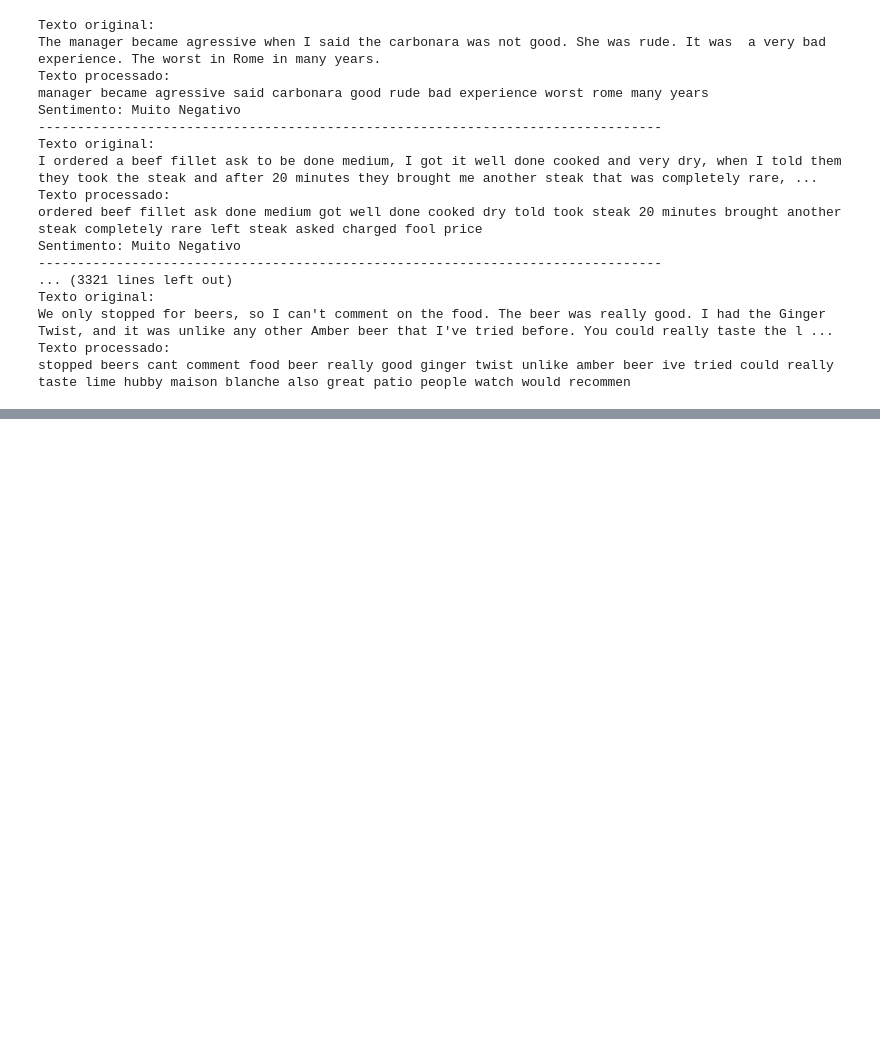
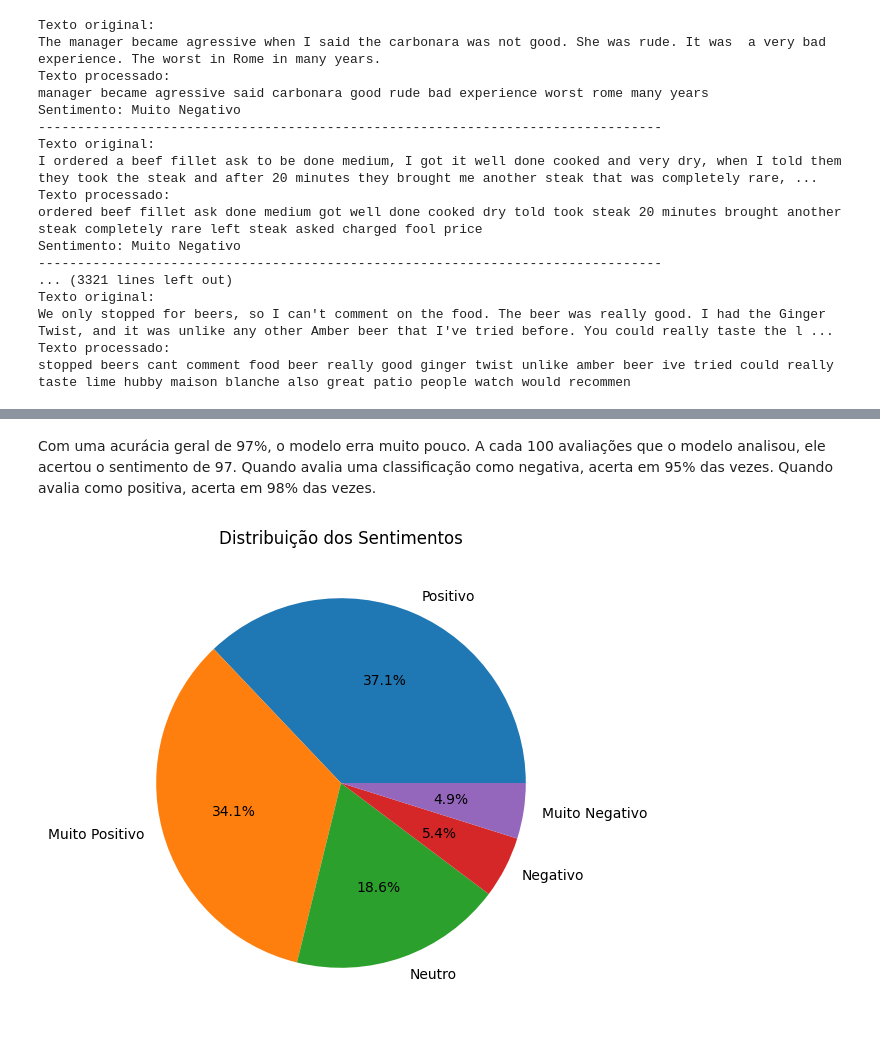
Before and after one commit to Nosreda/TP2.IA, a Jupyter notebook: tp2.ipynb, the cells around one changed output, grey strips where cells are left out. Drawn from its saved outputs; the diff is of its cells as text; code cells hidden in the pictures; blank space fills up the shorter version.

```diff
--- a/tp2.ipynb
+++ b/tp2.ipynb
@@ -6,0 +9,23 @@ Nesse trabalho, será analisado um dataset que contém reviews de restaurantes e
+# %%
+import pandas as pd
+import matplotlib.pyplot as plt
+import seaborn as sns
+from sklearn.metrics import accuracy_score, f1_score, classification_report
+from transformers import AutoTokenizer, AutoModelForSequenceClassification, AutoModel
+import torch
+import os
+import re
+from wordcloud import WordCloud
+import re
+import nltk
+from nltk.corpus import stopwords
+nltk.download('stopwords')
+from nltk.stem.porter import PorterStemmer
+from nltk.tokenize import word_tokenize ,sent_tokenize
+nltk.download('punkt')
+import plotly.express as px
+from sklearn.feature_extraction.text import TfidfVectorizer
+import numpy as np
+from sklearn.feature_extraction.text import ENGLISH_STOP_WORDS
+from sklearn.cluster import KMeans
+device = torch.device("cuda" if torch.cuda.is_available() else "cpu")
@@ -310,23 +331,19 @@ plt.show()
 # %%
-import pandas as pd
-from transformers import AutoTokenizer, AutoModelForSequenceClassification
-import torch
-import os
-
 texts = df['cleaned_review_tokens'].apply(lambda tokens: ' '.join(tokens)).tolist()
 
 model_name = "tabularisai/multilingual-sentiment-analysis"
 tokenizer = AutoTokenizer.from_pretrained(model_name)
 model = AutoModelForSequenceClassification.from_pretrained(model_name)
+model.to(device)
 
 def predict_sentiment(texts):
-    # Processa em batches para evitar uso excessivo de memória
-    batch_size = 8
+    # Processa em batches para evitar uso excessivo de memória, aproveita melhor o hardware
+    batch_size = 8 # Lotes de 8 textos
     sentiment_map = {0: "Muito Negativo", 1: "Negativo", 2: "Neutro", 3: "Positivo", 4: "Muito Positivo"}
     all_preds = []
     for i in range(0, len(texts), batch_size):
         batch_texts = texts[i:i+batch_size]
-        inputs = tokenizer(batch_texts, return_tensors="pt", truncation=True, padding=True, max_length=512)
+        inputs = tokenizer(batch_texts, return_tensors="pt", truncation=True, padding=True, max_length=512).to(device)
         with torch.no_grad():
             outputs = model(**inputs)
         probs = torch.nn.functional.softmax(outputs.logits, dim=-1)
@@ -362,3 +381,4 @@ stopped beers cant comment food beer really good ginger twist unlike amber beer
 # %%
-df['Sentimento'] = resultados
+df["sentiment_distilbert"] = resultados
 df.to_csv("European_Restaurant_Reviews_with_Sentiment.csv", index=False)
+display(df)
@@ -381,0 +448,10 @@ print(classification_report(y_true, y_pred))
+# %% [markdown]
+Com uma acurácia geral de 97%, o modelo erra muito pouco. A cada 100 avaliações que o modelo analisou, ele acertou o sentimento de 97.
+Quando avalia uma classificação como negativa, acerta em 95% das vezes. Quando avalia como positiva, acerta em 98% das vezes.
+# %%
+plt.figure(figsize=(10, 6))
+plt.pie(df['sentiment_distilbert'].value_counts(), labels=df['sentiment_distilbert'].value_counts().index, autopct='%1.1f%%')
+plt.title('Distribuição dos Sentimentos')
+plt.show()
+# %% [output]
+[figure, added]
```
Also changed, not shown: parts of 31 cells of this notebook, 3 other files.
